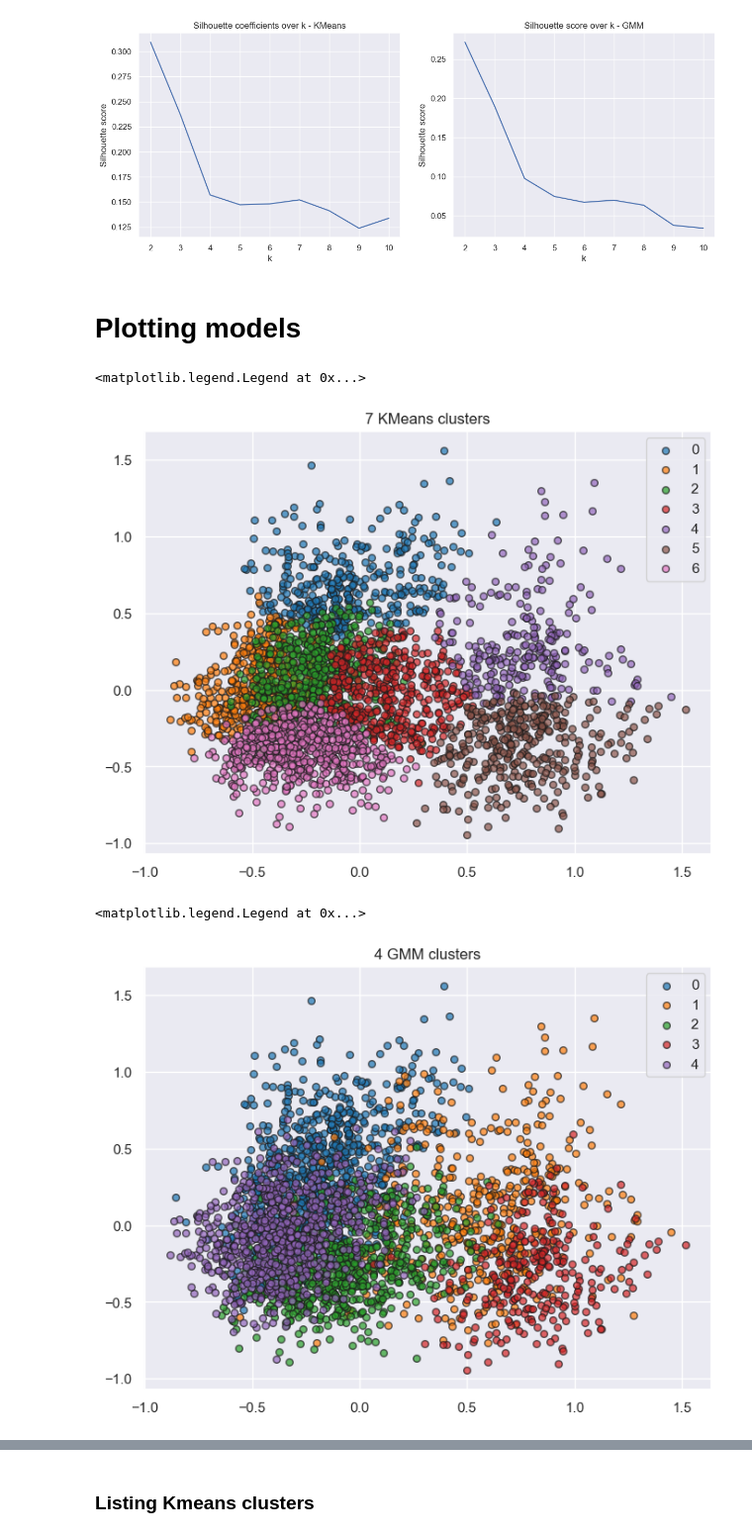
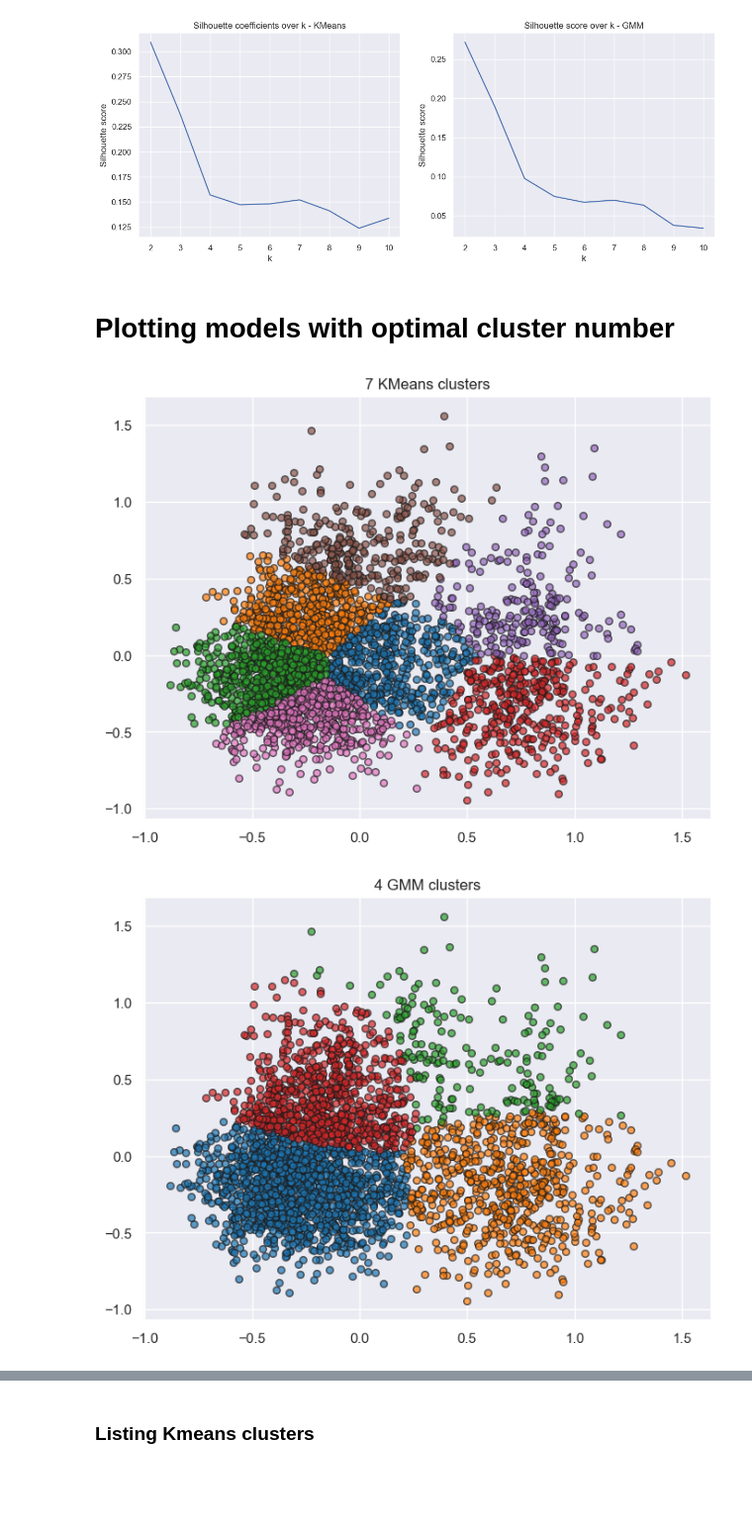
Before and after one commit to AlfonsoGhislieri/nba-machine-learning, a Jupyter notebook: nba.ipynb, the cells around one changed output, grey strips where cells are left out. Shown at 99% size. Saved outputs shown, nothing was run; the diff lists cells and outputs as text; code cells hidden in the pictures; blank space fills up the shorter version.

```diff
--- a/nba.ipynb
+++ b/nba.ipynb
@@ -520,16 +503,17 @@ axis[1].set_ylabel('Silhouette score')
 Text(0, 0.5, 'Silhouette score')
 [figure]
 # %% [markdown]
-# Plotting models
+# Plotting models with optimal cluster number
+# %%
+# Reducing to 2 dimensions for 2D visualisation
+X_2D_PCA = PCA(2).fit_transform(X)
 # %%
-_, centers, kmeans_labels = kmeans(X_PCA, 7)
+_, centers, kmeans_labels = kmeans(X_2D_PCA, 7) # run kmeans on reduced dimension data set with 7 clusters
 
-# map predictions to label
-labels = np.unique(kmeans_labels)
-colors = cycle(cm.tab10.colors)
+labels = np.unique(kmeans_labels) # get all different labels
+colors = cycle(cm.tab10.colors) # get array of colors for different clusters
 plt.figure(figsize=(8, 6))
 plt.title('7 KMeans clusters')
-
 
 for label in labels:
     # plot one cluster for each iteration
@@ -537,33 +521,24 @@ for label in labels:
     # find indeces corresponding to cluser i
     idx = kmeans_labels == label
     # plot cluster
-    plt.scatter(X_PCA[idx, 0], X_PCA[idx, 1], color=color, s=30, edgecolor='k', label=label, alpha=0.7)
-
-
-plt.legend()
+    plt.scatter(X_2D_PCA[idx, 0], X_2D_PCA[idx, 1], color=color, s=30, edgecolor='k', alpha=0.7)
 # %% [output]
-<matplotlib.legend.Legend at 0x...>
-[figure, old version]
+[figure, new version]
 # %%
-_, centers, gmm_labels = gmm(X_PCA, 5)
+_, _, gmm_labels = gmm(X_2D_PCA, 4) # run GMM on reduced dimension data set with 4 clusters
 
-# map predictions to label
-labels = np.unique(gmm_labels)
-colors = cycle(cm.tab10.colors)
+labels = np.unique(gmm_labels) # get all different labels
+colors = cycle(cm.tab10.colors) # get array of colors for different clusters
 plt.figure(figsize=(8, 6))
 plt.title('4 GMM clusters')
 
 
 for label in labels:
     # plot one cluster for each iteration
     color = next(colors)
     # find indeces corresponding to cluser i
     idx = gmm_labels == label
     # plot cluster
-    plt.scatter(X_PCA[idx, 0], X_PCA[idx, 1], color=color, s=30, edgecolor='k', label=label, alpha=0.7)
-
-
-plt.legend()
+    plt.scatter(X_2D_PCA[idx, 0], X_2D_PCA[idx, 1], color=color, s=30, edgecolor='k', alpha=0.7)
 # %% [output]
-<matplotlib.legend.Legend at 0x...>
-[figure, old version]
+[figure, new version]
```
Also changed, not shown: parts of 67 cells of this notebook.
